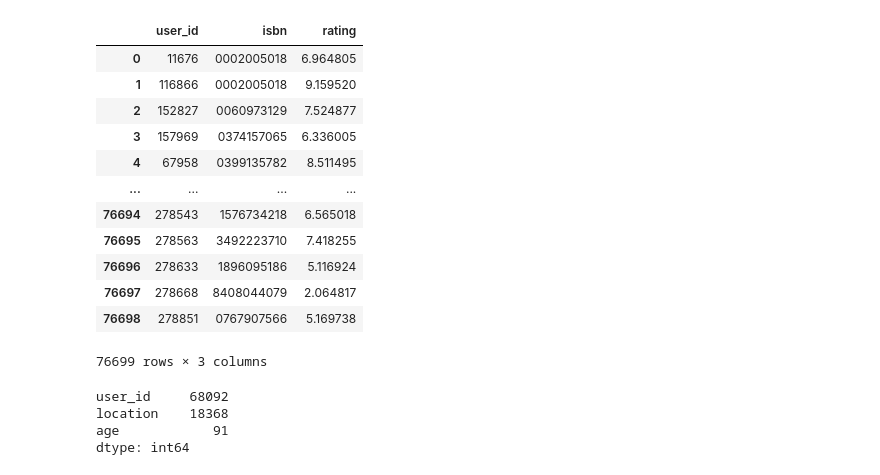
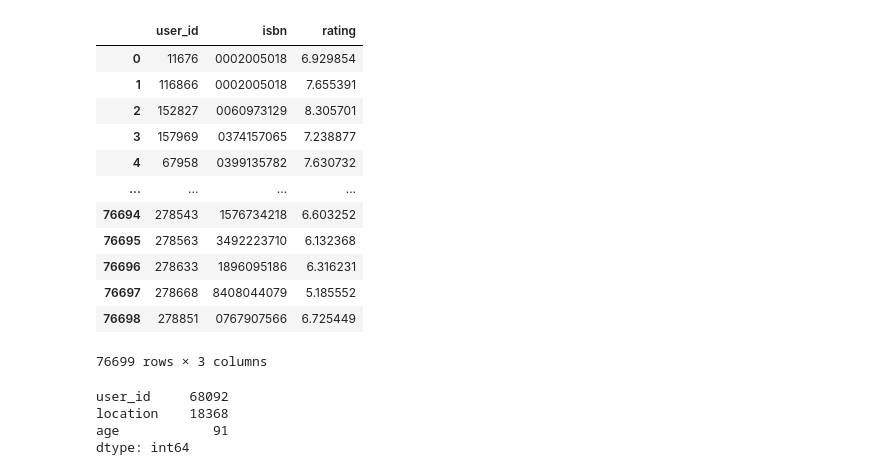
Before and after one commit to boostcampaitech4recsys2/level1_bookratingprediction_recsys-level1-recsys-06, a Jupyter notebook: EDA/BSS_Develop.ipynb, the cells around one changed output. Drawn from its saved outputs; the diff is of its cells as text; code cells hidden in the pictures.

```diff
--- a/EDA/BSS_Develop.ipynb
+++ b/EDA/BSS_Develop.ipynb
@@ -2,21 +2,21 @@
 import pandas as pd
 import numpy as np
 # %%
-predict_df = pd.read_csv('../submit/20221101_030308_FFDCN.csv')
+predict_df = pd.read_csv('../submit/5fold_Fixed_Seed_FFDCN.csv')
 predict_df
 # %% [output]
 |  | user_id | isbn | rating |
-| 0 | 11676 | 0002005018 | 6.964805 |
-| 1 | 116866 | 0002005018 | 9.159520 |
-| 2 | 152827 | 0060973129 | 7.524877 |
-| 3 | 157969 | 0374157065 | 6.336005 |
-| 4 | 67958 | 0399135782 | 8.511495 |
+| 0 | 11676 | 0002005018 | 6.929854 |
+| 1 | 116866 | 0002005018 | 7.655391 |
+| 2 | 152827 | 0060973129 | 8.305701 |
+| 3 | 157969 | 0374157065 | 7.238877 |
+| 4 | 67958 | 0399135782 | 7.630732 |
 | ... | ... | ... | ... |
-| 76694 | 278543 | 1576734218 | 6.565018 |
-| 76695 | 278563 | 3492223710 | 7.418255 |
-| 76696 | 278633 | 1896095186 | 5.116924 |
-| 76697 | 278668 | 8408044079 | 2.064817 |
-| 76698 | 278851 | 0767907566 | 5.169738 |
+| 76694 | 278543 | 1576734218 | 6.603252 |
+| 76695 | 278563 | 3492223710 | 6.132368 |
+| 76696 | 278633 | 1896095186 | 6.316231 |
+| 76697 | 278668 | 8408044079 | 5.185552 |
+| 76698 | 278851 | 0767907566 | 6.725449 |
 76699 rows × 3 columns
 # %%
 predict_df.loc[predict_df['rating']>10,'rating']=10
```
Also changed, not shown: parts of 1 cell of this notebook, 5 other files.
